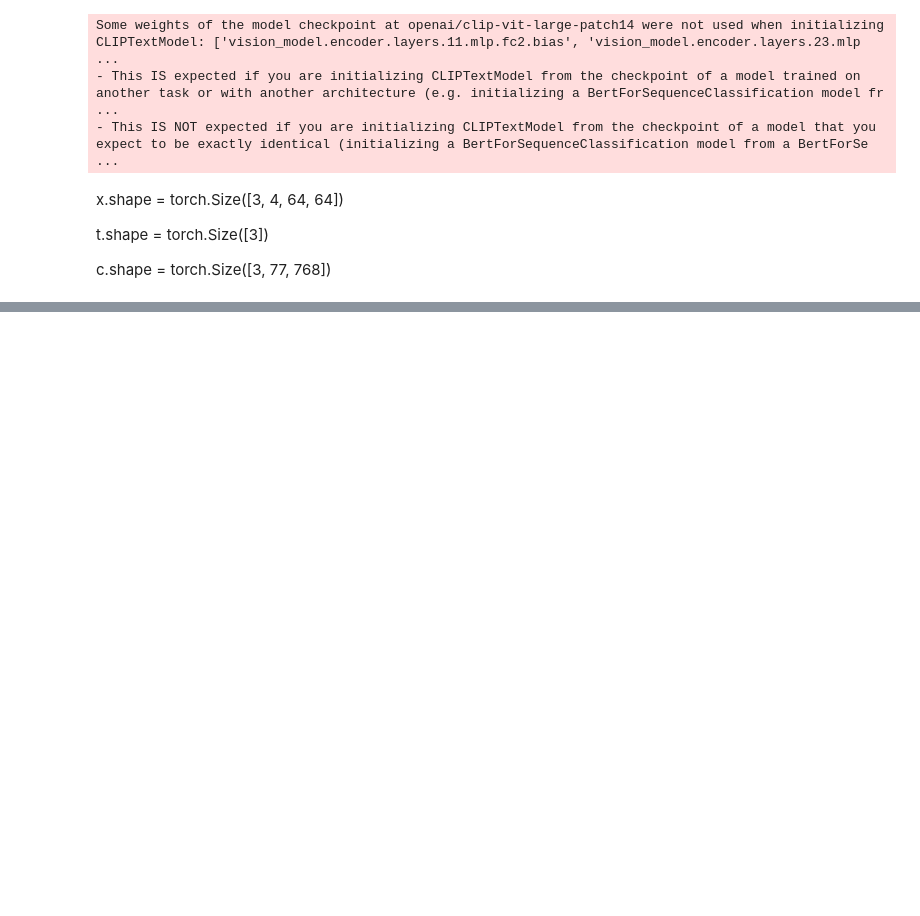
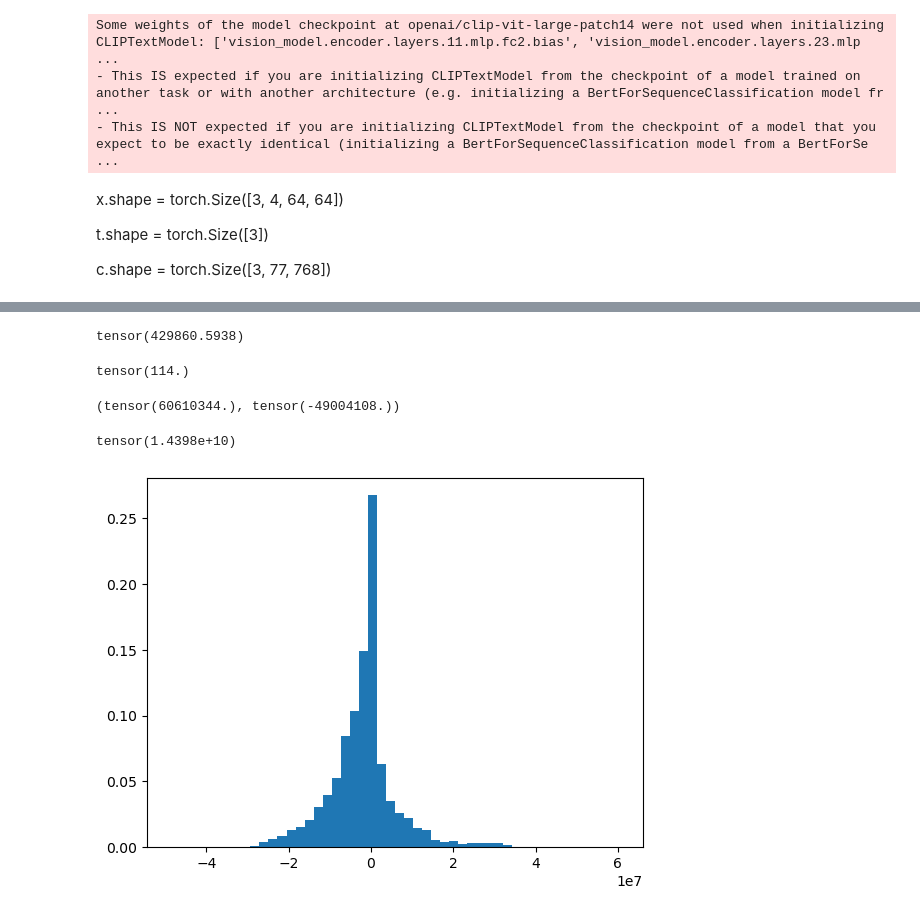
Before and after one commit to gevana/q-diffusion, a Jupyter notebook: scripts/eval.ipynb, the cells around one changed output, grey strips where cells are left out. Drawn from its saved outputs; the diff is of its cells as text; code cells hidden in the pictures; blank space fills up the shorter version.

```diff
--- a/scripts/eval.ipynb
+++ b/scripts/eval.ipynb
@@ -131,0 +158,2 @@ c.shape = torch.Size([3, 77, 768])
+# %%
+x = torch.load('/home/nadavg/q-diffusion/temp/x.pth')
@@ -131,0 +164,10 @@ c.shape = torch.Size([3, 77, 768])
+# %%
+delta = (x.max() - x.min()) / (2 ** 8 - 1)
+delta
+# %% [output]
+tensor(429860.5938)
+# %%
+zero_point = (- x.min() / delta).round()
+zero_point
+# %% [output]
+tensor(114.)
@@ -131,0 +178,23 @@ c.shape = torch.Size([3, 77, 768])
+# %%
+x_float_q.max(),x_float_q.min()
+# %% [output]
+(tensor(60610344.), tensor(-49004108.))
+# %%
+(x_float_q-x).abs().pow(2).mean()
+# %% [output]
+tensor(1.4398e+10)
+# %%
+def plot_hist(x,bins=50,hrange=None,ax=None,normalized = True):
+    hx,binx=np.histogram(x,bins=bins,range=hrange)
+    if normalized:
+        hx = hx/sum(hx)
+    centers = (binx[:-1]+binx[1:])/2
+    widths = binx[1:]-binx[:-1]
+    if ax is None:
+        f,ax = plt.subplots()
+    ax.bar(centers,hx,width=widths)
+    return hx,binx
+# %%
+_=plot_hist(x.numpy())
+# %% [output]
+[figure, added]
```
Also changed, not shown: parts of 16 cells of this notebook, 2 other files.
